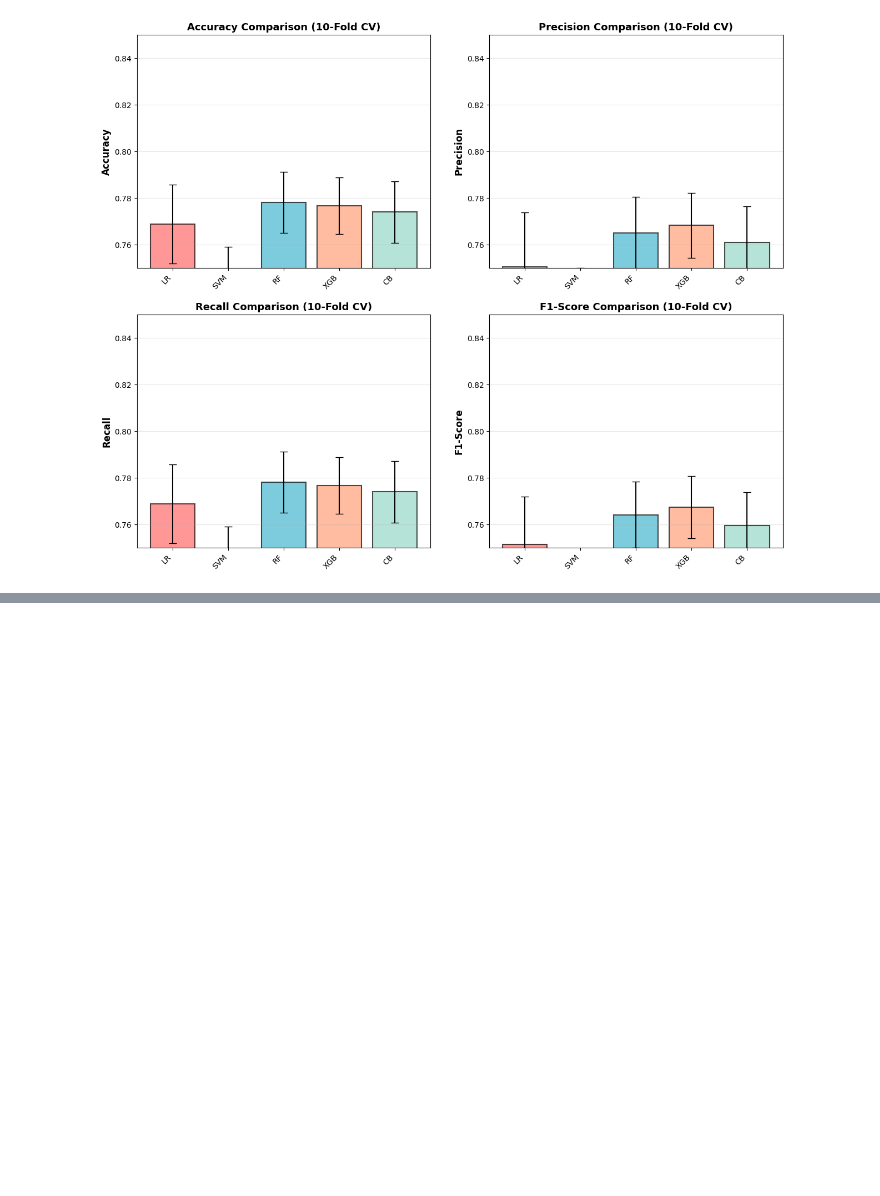
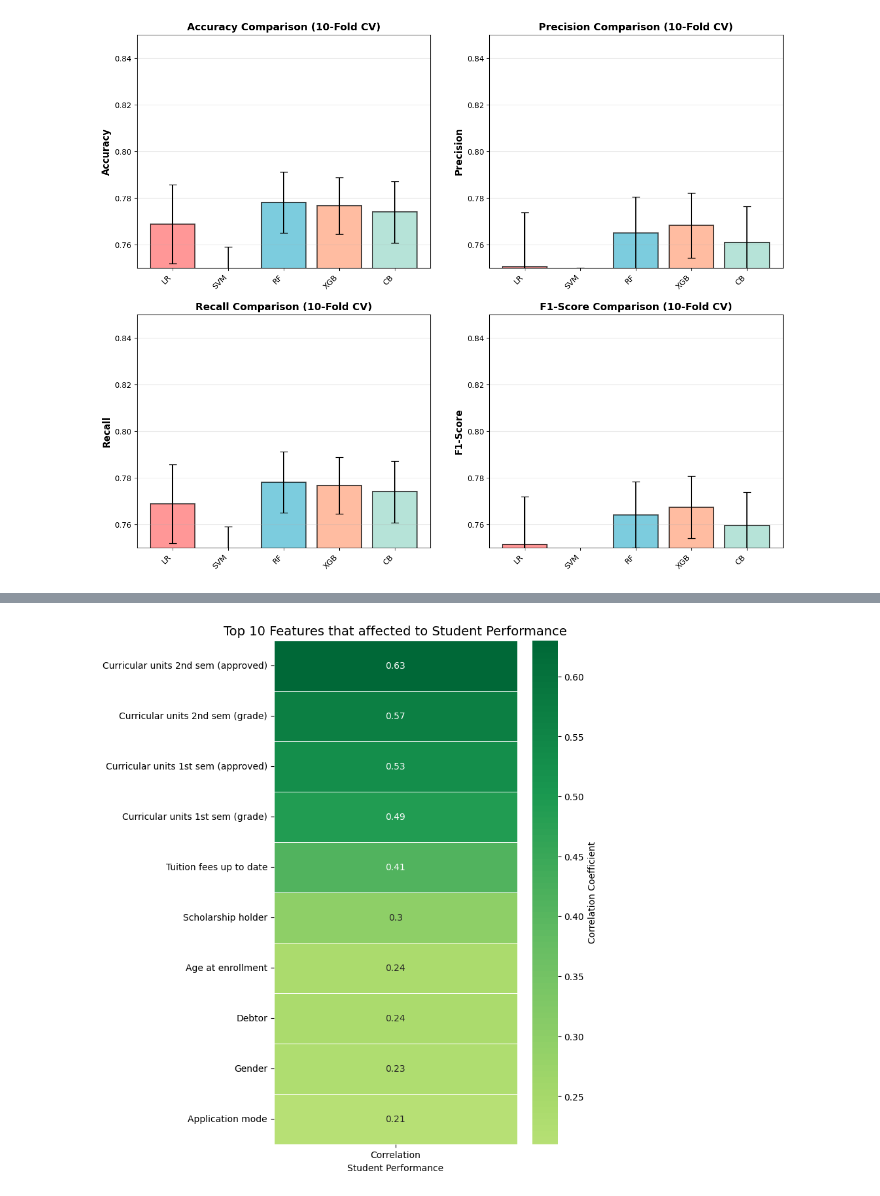
Before and after one commit to hayahanyyy/Bachelor-Thesis, a Jupyter notebook: Implementation_02.ipynb, the cells around one changed output, grey strips where cells are left out. Cells and saved outputs as stored; diff of their text form; code cells hidden in the pictures; blank space fills up the shorter version.

```diff
--- a/Implementation_02.ipynb
+++ b/Implementation_02.ipynb
@@ -914,0 +966,35 @@ for idx, metric in enumerate(metrics):
+# %%
+import seaborn as sns
+import matplotlib.pyplot as plt
+import pandas as pd
+
+# 1. Define the data exactly as reported in the paper (Fig. 4)
+data = {
+    'Feature': [
+        'Curricular units 2nd sem (approved)', 'Curricular units 2nd sem (grade)',
+        'Curricular units 1st sem (approved)', 'Curricular units 1st sem (grade)',
+        'Tuition fees up to date', 'Scholarship holder',
+        'Age at enrollment', 'Debtor', 'Gender', 'Application mode'
+    ],
+    'Correlation': [0.63, 0.57, 0.53, 0.49, 0.41, 0.3, 0.24, 0.24, 0.23, 0.21]
+}
+
+# 2. Create a DataFrame for visualization
+df_factors = pd.DataFrame(data).set_index('Feature')
+
+# 3. Create the Heatmap
+plt.figure(figsize=(6, 10))
+sns.heatmap(df_factors,
+            annot=True,          # Show the correlation numbers
+            cmap='RdYlGn',       # Use Red-Yellow-Green colormap as in the paper
+            center=0,
+            cbar_kws={'label': 'Correlation Coefficient'},
+            linewidths=0.5)
+
+# 4. Formatting to match Fig. 4
+plt.title('Top 10 Features that affected to Student Performance', fontsize=14)
+plt.ylabel('') # Remove y-axis label to match the paper's clean look
+plt.xlabel('Student Performance')
+plt.show()
+# %% [output]
+[figure, added]
```
Also changed, not shown: parts of 5 cells of this notebook.
